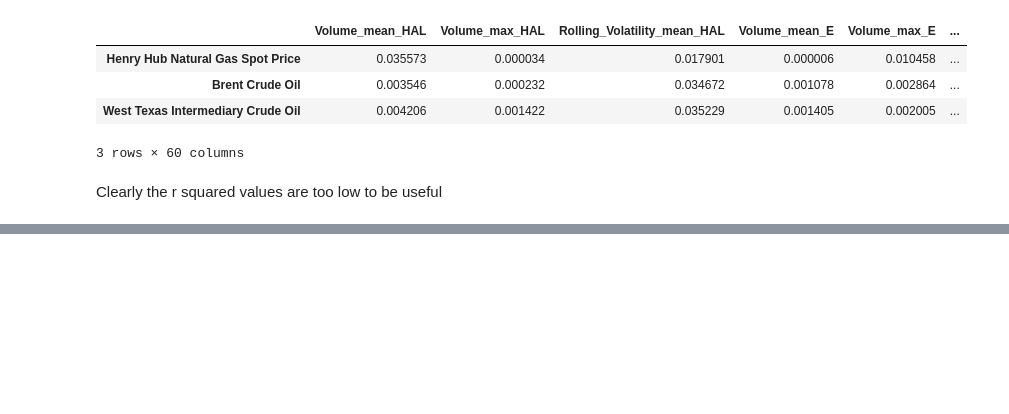
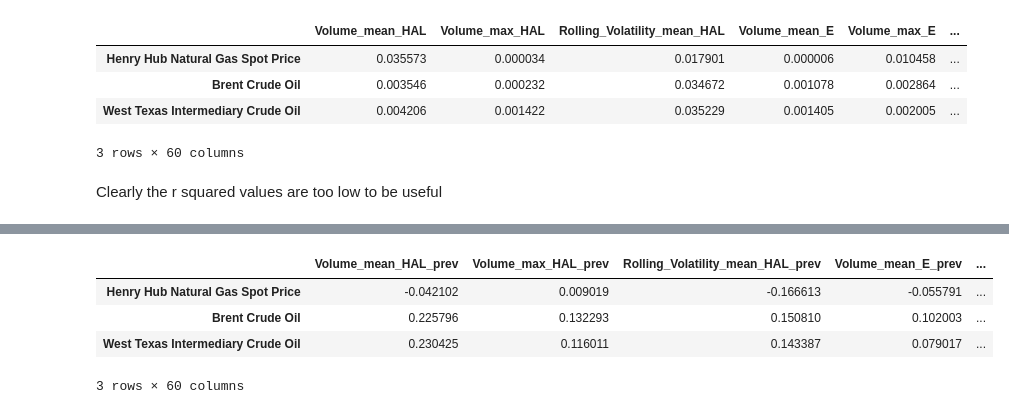
Before and after one commit to maclarenscott/Citadel_Datathon_Spring_Team13, a Jupyter notebook: Data_Analysis.ipynb, the cells around one changed output, grey strips where cells are left out. Saved outputs shown, nothing was run; the diff lists cells and outputs as text; code cells hidden in the pictures; blank space fills up the shorter version.

```diff
--- a/Data_Analysis.ipynb
+++ b/Data_Analysis.ipynb
@@ -233,0 +275,13 @@ Clearly the r squared values are too low to be useful
+# %%
+
+correlation_matrix = shifted_ds.select_dtypes(include=['number']).corr(method='spearman')
+restricted_rows_2 = correlation_matrix.iloc[:3]
+restricted_matrix_2 = restricted_rows_2.filter(regex='(Volatility|Volume)', axis=1)
+restricted_matrix_2 = restricted_rows_2.filter(regex='(prev)', axis=1)
+restricted_matrix_2
+# %% [output]
+|  | Volume_mean_HAL_prev | Volume_max_HAL_prev | Rolling_Volatility_mean_HAL_prev | Volume_mean_E_prev | ... |
+| Henry Hub Natural Gas Spot Price | -0.042102 | 0.009019 | -0.166613 | -0.055791 | ... |
+| Brent Crude Oil | 0.225796 | 0.132293 | 0.150810 | 0.102003 | ... |
+| West Texas Intermediary Crude Oil | 0.230425 | 0.116011 | 0.143387 | 0.079017 | ... |
+3 rows × 60 columns
```
Also changed, not shown: parts of 4 cells of this notebook.
